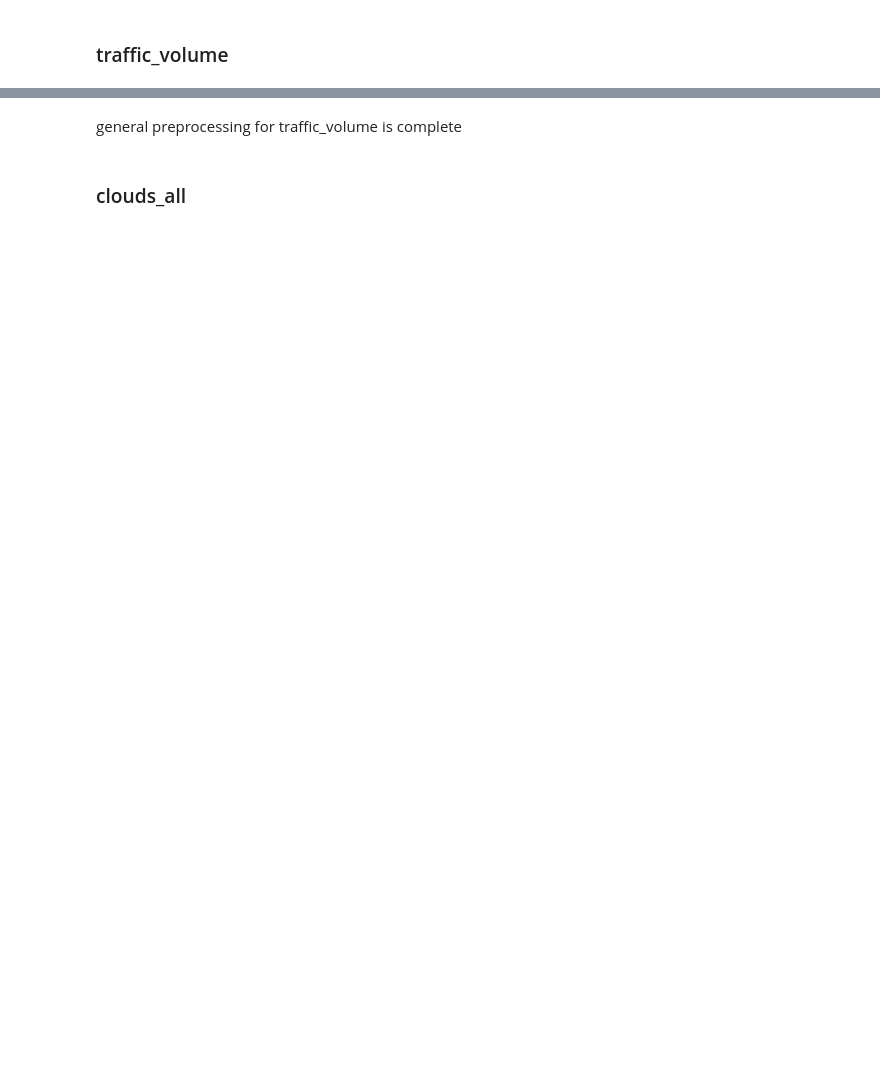
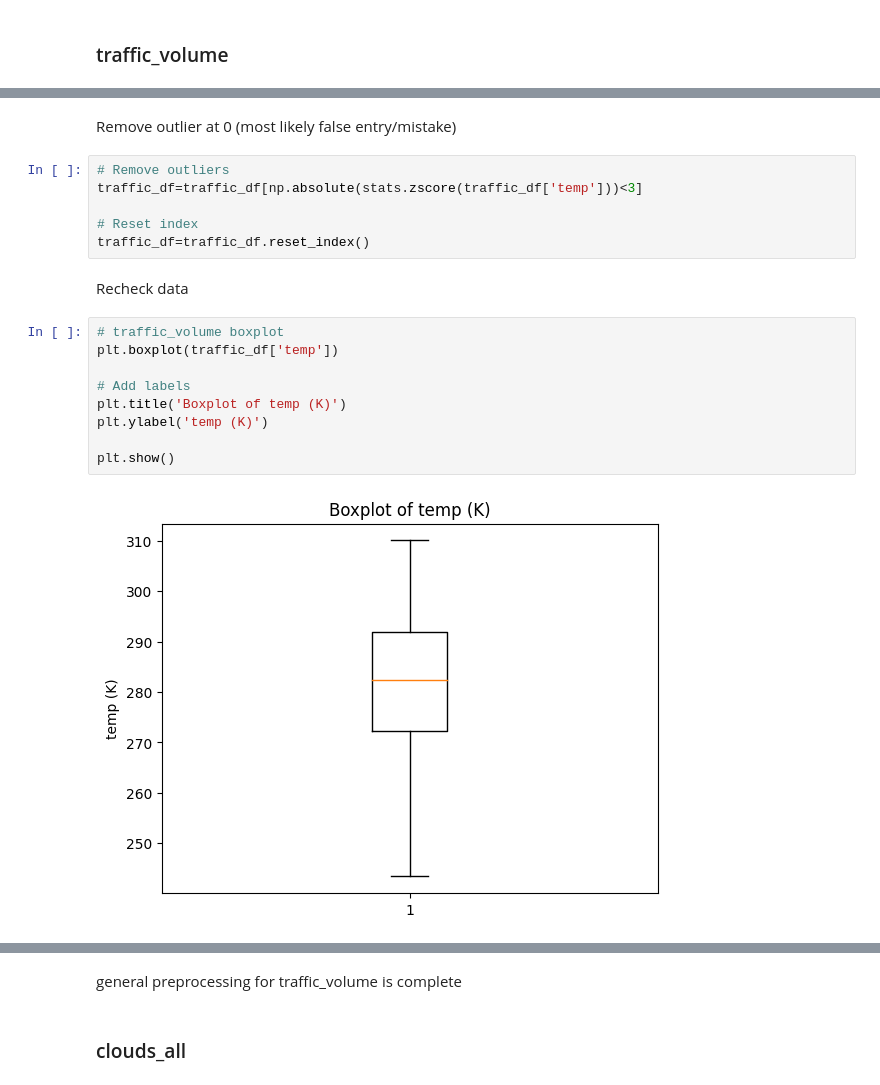
Before and after one commit to Supersamk13/Machine-Learning-and-Data-Science, a Jupyter notebook: Data_Science_and_Machine_Learning_Project_Interstate_Traffic.ipynb, the cells around one changed output, grey strips where cells are left out. Saved outputs shown, nothing was run; the diff lists cells and outputs as text; blank space fills up the shorter version.

```diff
--- a/Data_Science_and_Machine_Learning_Project_Interstate_Traffic.ipynb
+++ b/Data_Science_and_Machine_Learning_Project_Interstate_Traffic.ipynb
@@ -202,0 +230,21 @@ No outliers
+# %% [markdown]
+Remove outlier at 0 (most likely false entry/mistake)
+# %%
+# Remove outliers
+traffic_df=traffic_df[np.absolute(stats.zscore(traffic_df['temp']))<3]
+
+# Reset index
+traffic_df=traffic_df.reset_index()
+# %% [markdown]
+Recheck data
+# %%
+# traffic_volume boxplot
+plt.boxplot(traffic_df['temp'])
+
+# Add labels
+plt.title('Boxplot of temp (K)')
+plt.ylabel('temp (K)')
+
+plt.show()
+# %% [output]
+[figure, added]
```
Also changed, not shown: parts of 89 cells of this notebook.
